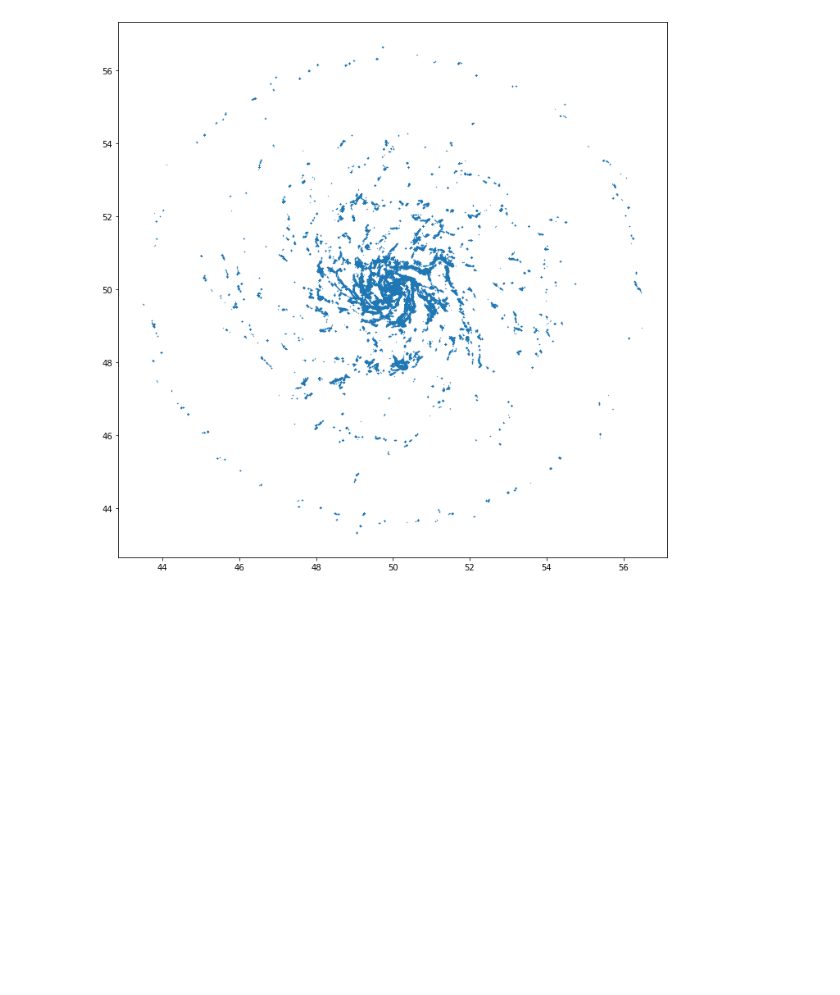
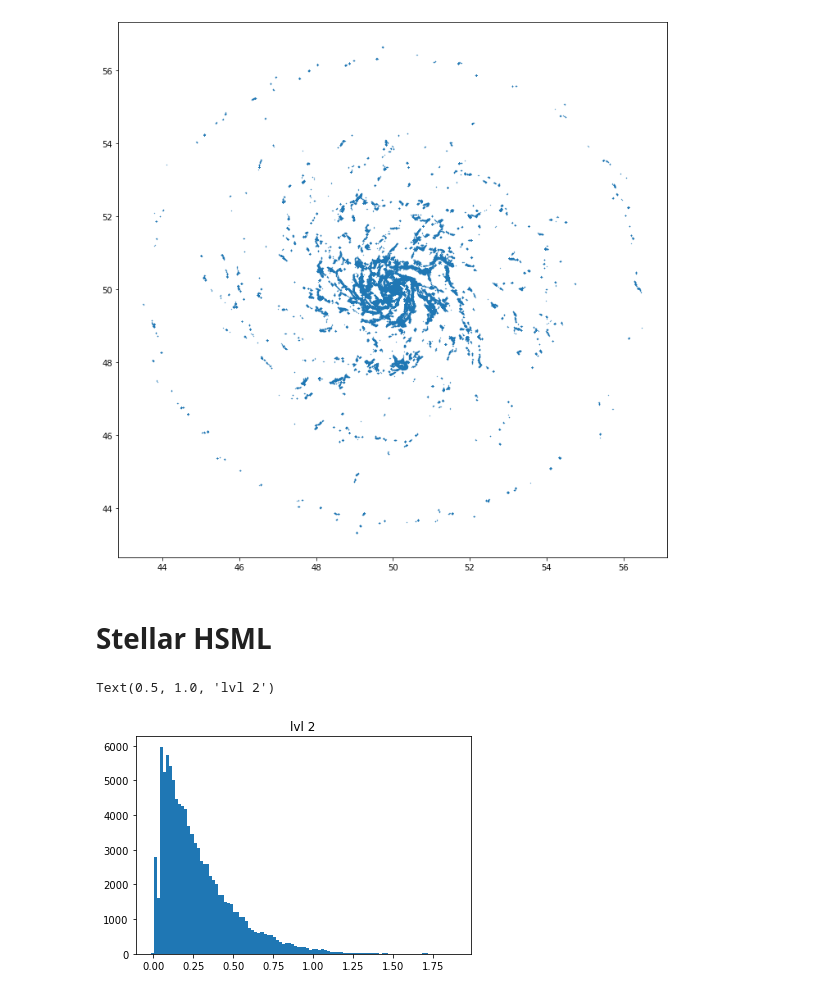
Before and after one commit to gusbeane/GSEgas, a Jupyter notebook: notebooks/MW3iso.ipynb, the cells around one changed output. Saved outputs shown, nothing was run; the diff lists cells and outputs as text; code cells hidden in the pictures; blank space fills up the shorter version.

```diff
--- a/notebooks/MW3iso.ipynb
+++ b/notebooks/MW3iso.ipynb
@@ -722,3 +722,16 @@ ax.scatter(pos[:,0][key], pos[:,1][key], s=0.1)
 # %% [output]
 <matplotlib.collections.PathCollection at 0x...>
 [figure]
+# %% [markdown]
+# Stellar HSML
+# %%
+sn2 = arepo.Snapshot(basepath + 'runs/MW3iso_fg0.5/lvl2-limiter/output', 50, combineFiles=True)
+sn = arepo.Snapshot(basepath + 'runs/MW3iso_fg0.5/lvl3-limiter/output', 50, combineFiles=True)
+sn4 = arepo.Snapshot(basepath + 'runs/MW3iso_fg0.5/lvl4-limiter/output', 50, combineFiles=True)
+center = sn.part1.pos.value[np.argmin(sn.part1.pot)]
+# %%
+plt.hist(sn2.part4.StarsHsml/sn2.part4.StarsMaxRadius, bins=100);
+plt.title('lvl 2')
+# %% [output]
+Text(0.5, 1.0, 'lvl 2')
+[figure, added]
```
Also changed, not shown: parts of 12 cells of this notebook, 2 other files.
